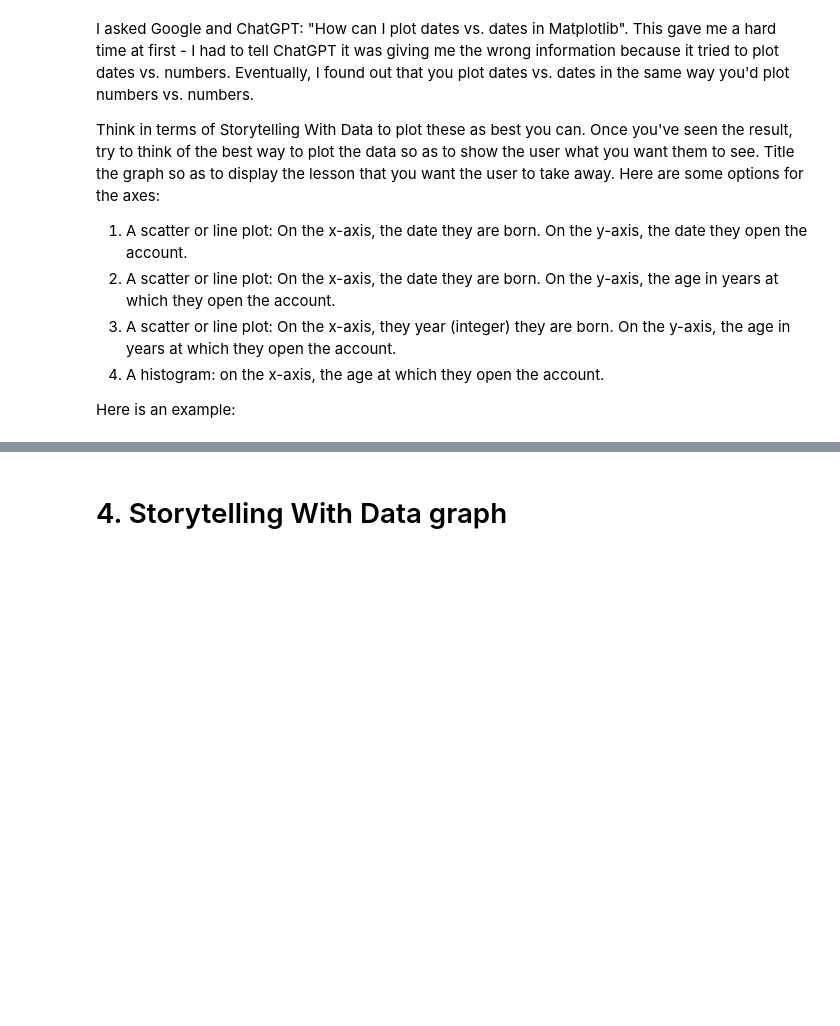
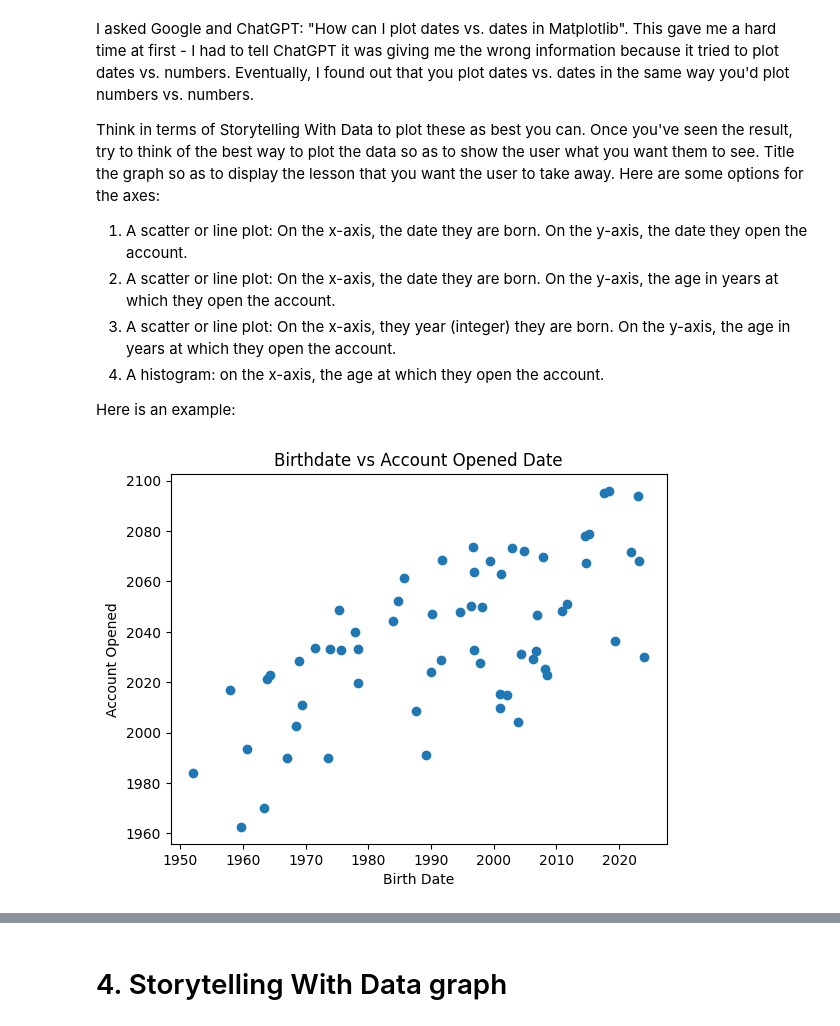
Before and after one commit to jtvon/2025-spring-B2, a Jupyter notebook: Week1.ipynb, the cells around one changed output, grey strips where cells are left out. Saved outputs shown, nothing was run; the diff lists cells and outputs as text; code cells hidden in the pictures; blank space fills up the shorter version.

```diff
--- a/Week1.ipynb
+++ b/Week1.ipynb
@@ -376,7 +405,10 @@ pandas._libs.tslibs.timestamps.Timestamp
 # %% [markdown]
 9. One-hot encode the AccountType column.  This means creating a new "checking," "savings", and "cd" columns so that you can run machine learning algorithms.
+# %%
+# creating a copy for below
+df2 = df_rm_dupe.copy()
 # %%
-one_hot = pd.get_dummies(df1["AccountType"])
+one_hot = pd.get_dummies(df_rm_dupe["AccountType"])
 df2 = df2.join(one_hot)
 df2.iloc[0:5]
 # %% [output]
@@ -384,2 +421,7 @@ NameError: name 'df1' is not defined
 # %% [markdown]
 Now, change the cd, checking, and savings columns into integers.
+# %%
+# Grab columns to be converted
+convert = ['cd','checking','savings']
+df2[convert] = df2[convert].astype(int)
+df2.head()
@@ -397,3 +446,10 @@ https://stackoverflow.com/questions/26072087/pandas-number-of-days-elapsed-since
 If you check, I think you'll find that all dates are more recent than 120 years ago.  What about the AccountOpened columns?  I see some obviously wrong dates there just by looking at the first few rows.
 
 Along those same lines, are there any birth dates that are too recent?  Do we think that any two year olds will have opened bank accounts?  How common do you think this is in real life?  How common is it in our data set?  Can you detect the two year olds opening bank accounts using just one column, or do you need two columns?
+# %%
+# Analysis on the AccountOpened column
+# using current day from earlier as a comparison
+df2['value'] = (current_date - df2['AccountOpened']).dt.days//365.25
+df2['value_dif'] = df2['age'] - df2['value']
+df3 = df2[df2['value'] >= 0]
+df3
@@ -414,7 +488,11 @@ Here is an example:
 # %%
 import matplotlib.pyplot as plt
 
 ax = plt.gca() # get an "Axes" object to draw on; gca stands for "get current Axes"
 ax.scatter(df2["BirthDate"], df2["AccountOpened"]) # create a scatter plot based on these two dates
+ax.set_title("Birthdate vs Account Opened Date")
 ax.set_ylabel("Account Opened") # label the y axis
 ax.set_xlabel("Birth Date") # label the x axis
+None
+# %% [output]
+[figure, added]
```
Also changed, not shown: parts of 8 cells of this notebook.
